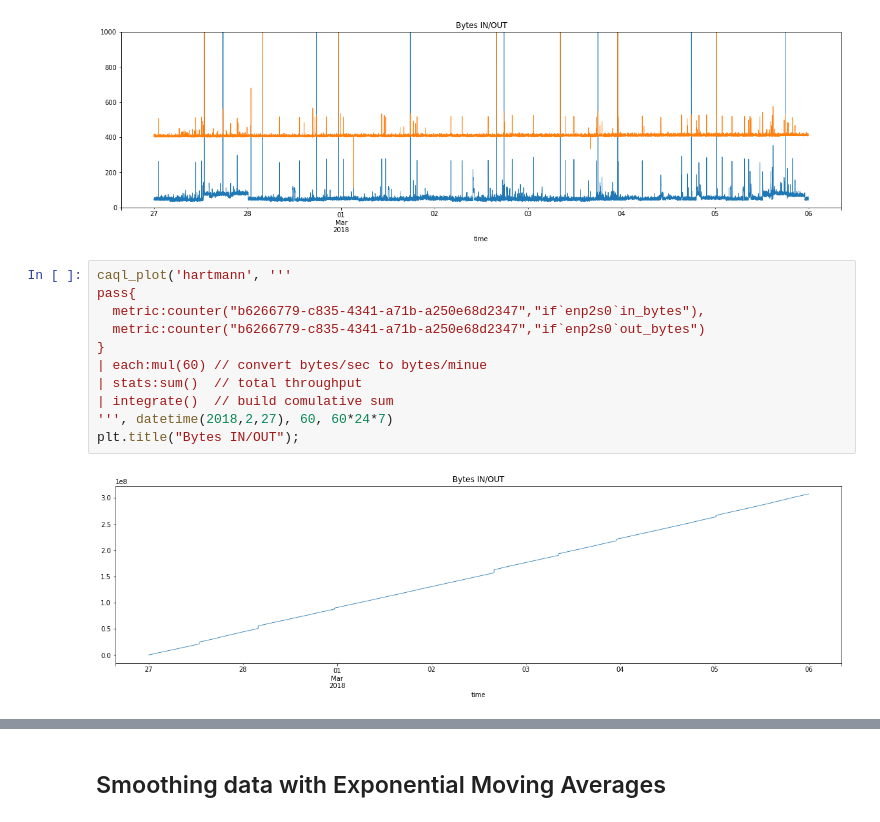
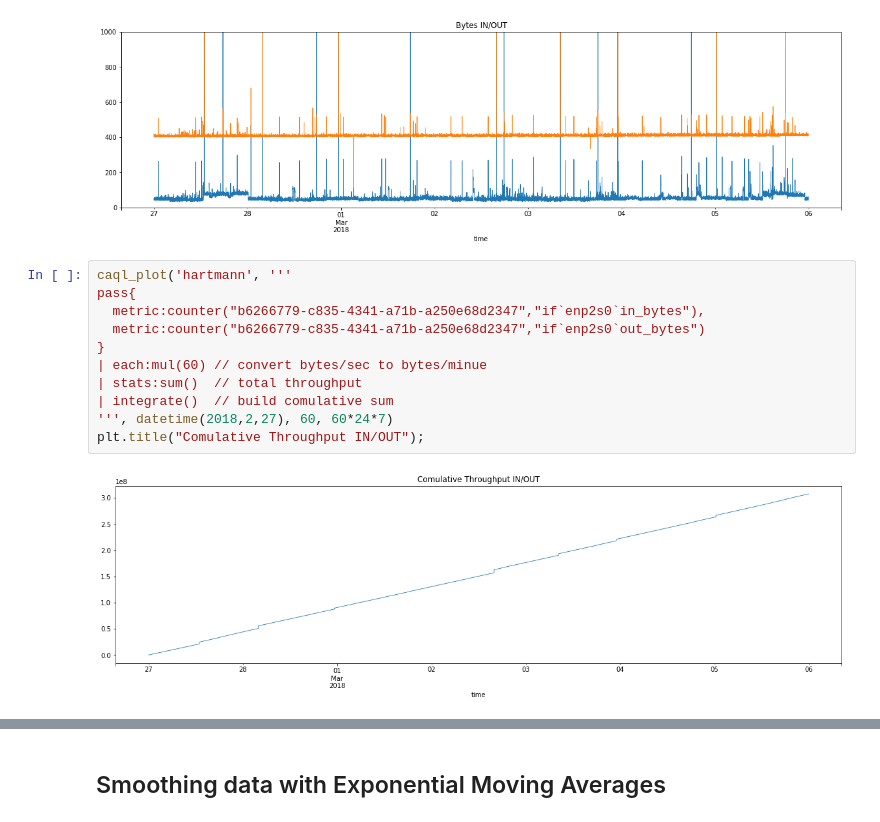
Before and after one commit to circonus-labs/caql-examples, a Jupyter notebook: 5. CAQL Stream Operations.ipynb, the cells around one changed output, grey strips where cells are left out. Drawn from its saved outputs; the diff is of its cells as text.

```diff
--- a/5. CAQL Stream Operations.ipynb
+++ b/5. CAQL Stream Operations.ipynb
@@ -148,13 +173,13 @@ Text(0.5,1,'Bytes IN/OUT')
 # %%
 caql_plot('hartmann', '''
 pass{
   metric:counter("b6266779-c835-4341-a71b-a250e68d2347","if`enp2s0`in_bytes"),
   metric:counter("b6266779-c835-4341-a71b-a250e68d2347","if`enp2s0`out_bytes")
 }
 | each:mul(60) // convert bytes/sec to bytes/minue
 | stats:sum()  // total throughput
 | integrate()  // build comulative sum
 ''', datetime(2018,2,27), 60, 60*24*7)
-plt.title("Bytes IN/OUT");
+plt.title("Comulative Throughput IN/OUT");
 # %% [output]
-[figure, old version]
+[figure, new version]
```
Also changed, not shown: parts of 14 cells of this notebook, 3 other files.
